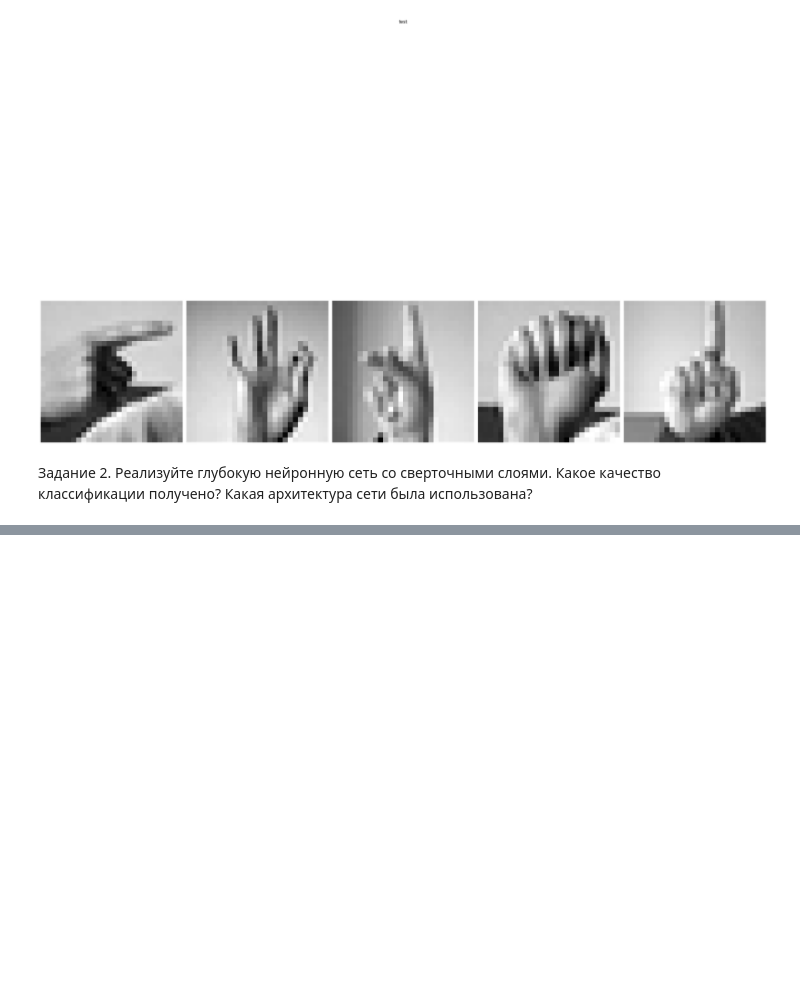
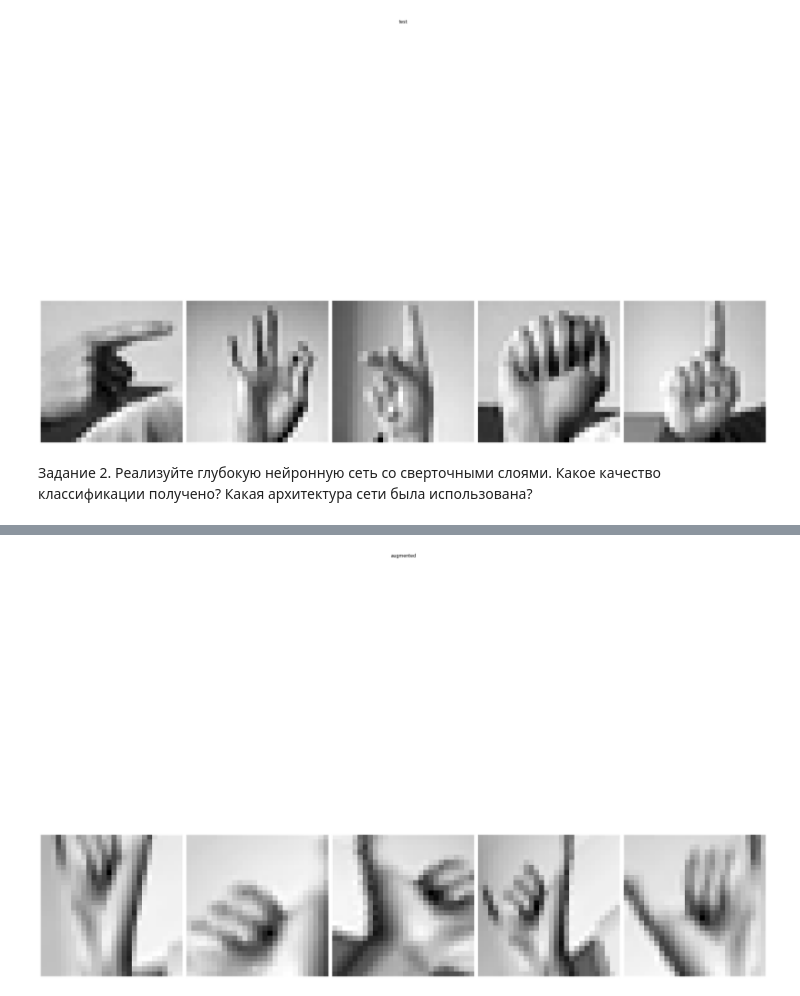
Before and after one commit to ErmolkinVlad/machine_learning042, a Jupyter notebook: lab006/lab006.ipynb, the cells around one changed output, grey strips where cells are left out. Cells and saved outputs as stored; diff of their text form; code cells hidden in the pictures; blank space fills up the shorter version.

```diff
--- a/lab006/lab006.ipynb
+++ b/lab006/lab006.ipynb
@@ -95,0 +137,28 @@ print('\nТочность на проверочных данных:', test_acc)
+# %%
+aug_train_image_gen = ImageDataGenerator(
+    rotation_range=45,
+    width_shift_range=.15,
+    height_shift_range=.15,
+    horizontal_flip=True,
+    zoom_range=0.5
+).flow(train_images, train_labels, batch_size=64, shuffle=True)
+
+aug_valid_image_gen = ImageDataGenerator(
+    rotation_range=45,
+    width_shift_range=.15,
+    height_shift_range=.15,
+    horizontal_flip=True,
+    zoom_range=0.5
+).flow(valid_images, valid_labels, batch_size=64, shuffle=True)
+
+aug_test_image_gen = ImageDataGenerator(
+    rotation_range=45,
+    width_shift_range=.15,
+    height_shift_range=.15,
+    horizontal_flip=True,
+    zoom_range=0.5
+).flow(test_images, test_labels, batch_size=64, shuffle=True)
+# %%
+plot_samples([aug_train_image_gen[0][0][0] for i in range(5)], 5, 'augmented')
+# %% [output]
+[figure, added]
```
Also changed, not shown: parts of 13 cells of this notebook, 1 other file.
